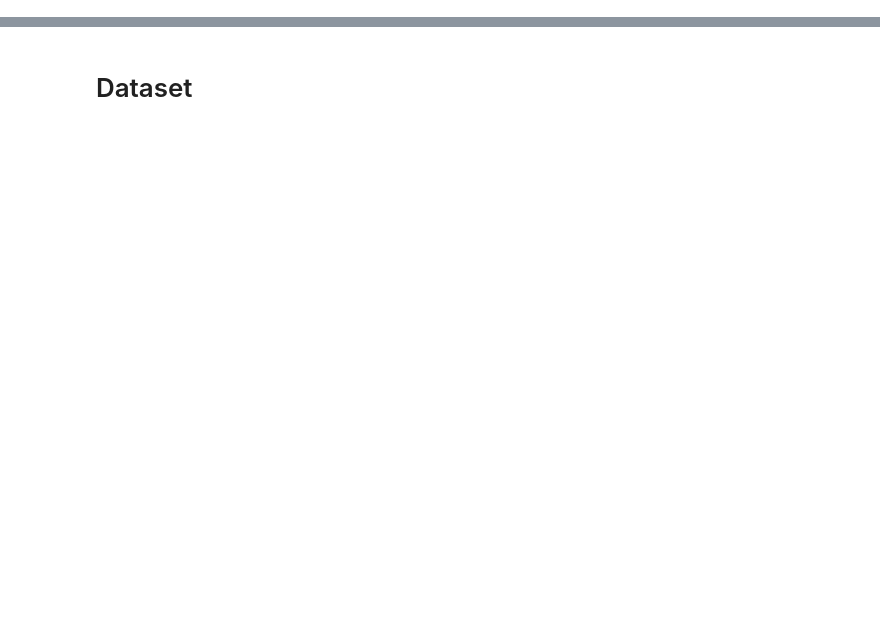
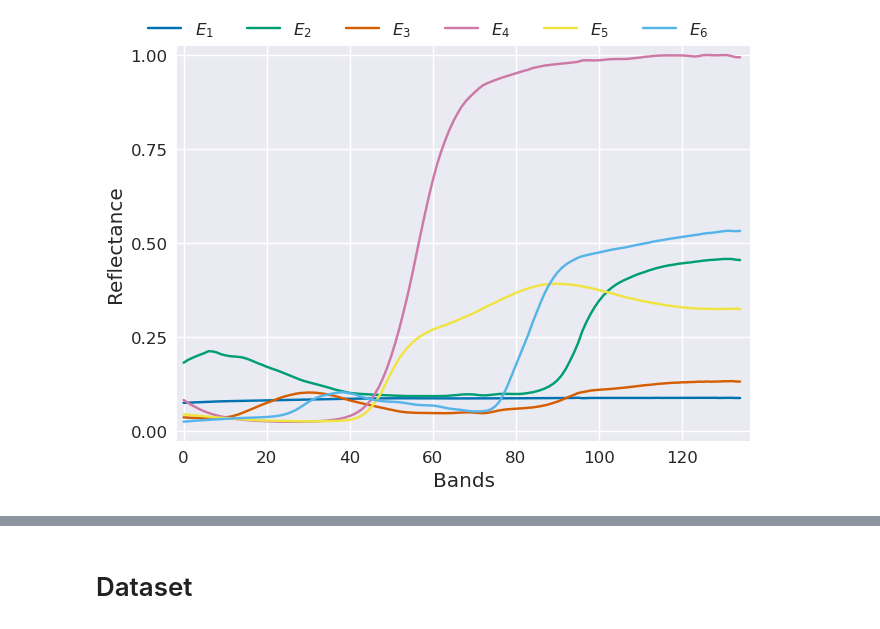
Before and after one commit to SolidusAbi/CLHU, a Jupyter notebook: notebooks/DLR_HySU.ipynb, the cells around one changed output, grey strips where cells are left out. Cells and saved outputs as stored; diff of their text form; code cells hidden in the pictures; blank space fills up the shorter version.

```diff
--- a/notebooks/DLR_HySU.ipynb
+++ b/notebooks/DLR_HySU.ipynb
@@ -11,2 +10,15 @@ import config
 
 plt.style.use('seaborn-v0_8')
+# %%
+from dataset import DLR_HySU
+dataset = DLR_HySU(root_dir=os.path.join(config.DLR_HySU_PATH,'mat'), transform=None)
+# %%
+from utils import plot_endmembers, show_abundance
+
+fig = plot_endmembers(dataset.endmembers())
+plt.show()
+
+# fig = show_abundance(dataset.abundance())
+# plt.show()
+# %% [output]
+[figure, added]
```
Also changed, not shown: parts of 60 cells of this notebook, 3 other files.
